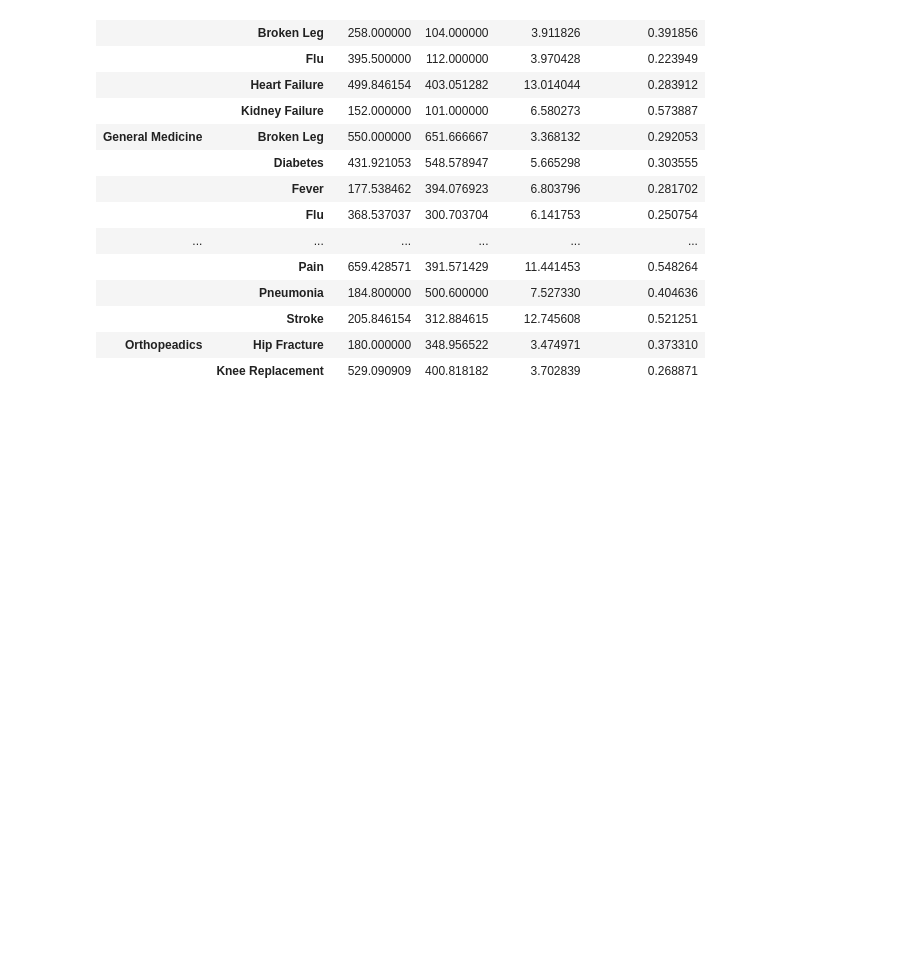
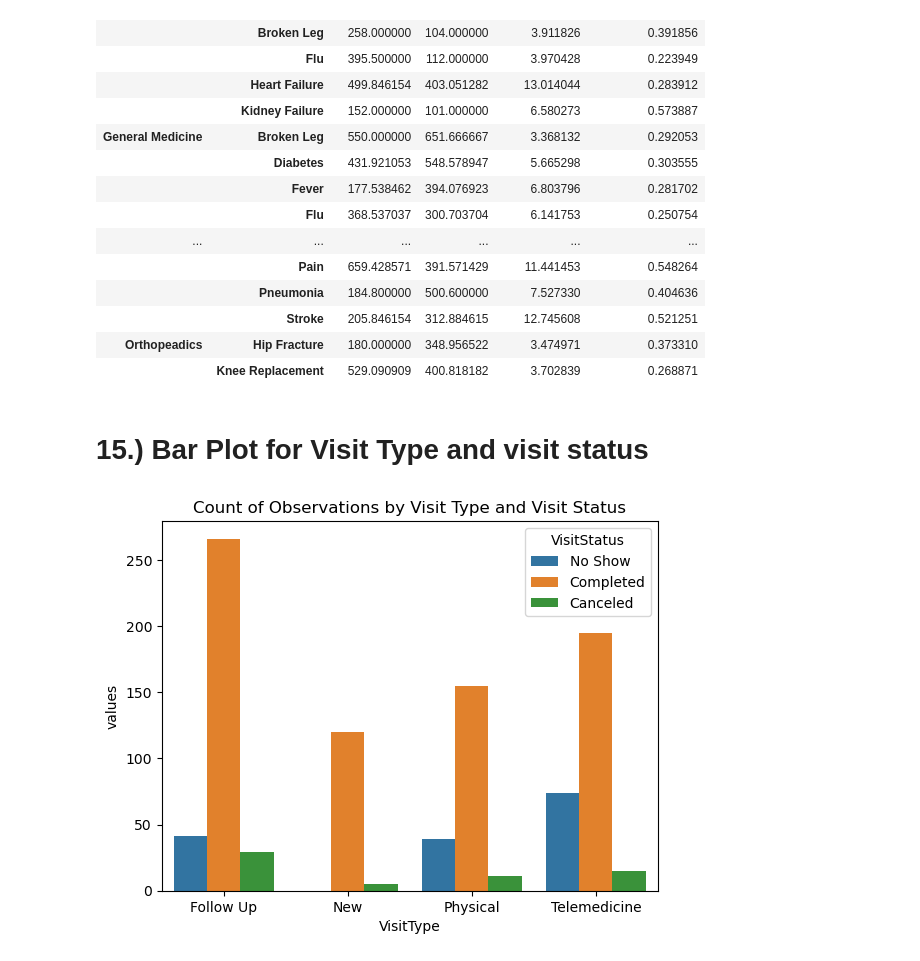
Before and after one commit to fathimadev35/PythonCoders, a Jupyter notebook: PythonCoders-EDA-Notebook.ipynb, the cells around one changed output. Drawn from its saved outputs; the diff is of its cells as text; code cells hidden in the pictures; blank space fills up the shorter version.

```diff
--- a/PythonCoders-EDA-Notebook.ipynb
+++ b/PythonCoders-EDA-Notebook.ipynb
@@ -219,3 +219,21 @@ df.groupby(['Service', 'PrimaryDiagnosis']).mean()
 |  | Stroke | 205.846154 | 312.884615 | 12.745608 | 0.521251 |
 | Orthopeadics | Hip Fracture | 180.000000 | 348.956522 | 3.474971 | 0.373310 |
 |  | Knee Replacement | 529.090909 | 400.818182 | 3.702839 | 0.268871 |
+# %% [markdown]
+# 15.) Bar Plot for Visit Type and visit status
+# %%
+
+
+data1 = pd.read_excel('HospitalDatabase.xlsx', "AmbulatoryVisits")
+
+data1["VisitType"] = pd.Categorical(data1["VisitType"])
+sb.countplot(x="VisitType",  hue="VisitStatus",data=data1)
+
+
+plt.ylabel("values")
+plt.title("Count of Observations by Visit Type and Visit Status")
+
+
+plt.show()
+# %% [output]
+[figure, added]
```
Also changed, not shown: parts of 6 cells of this notebook.
